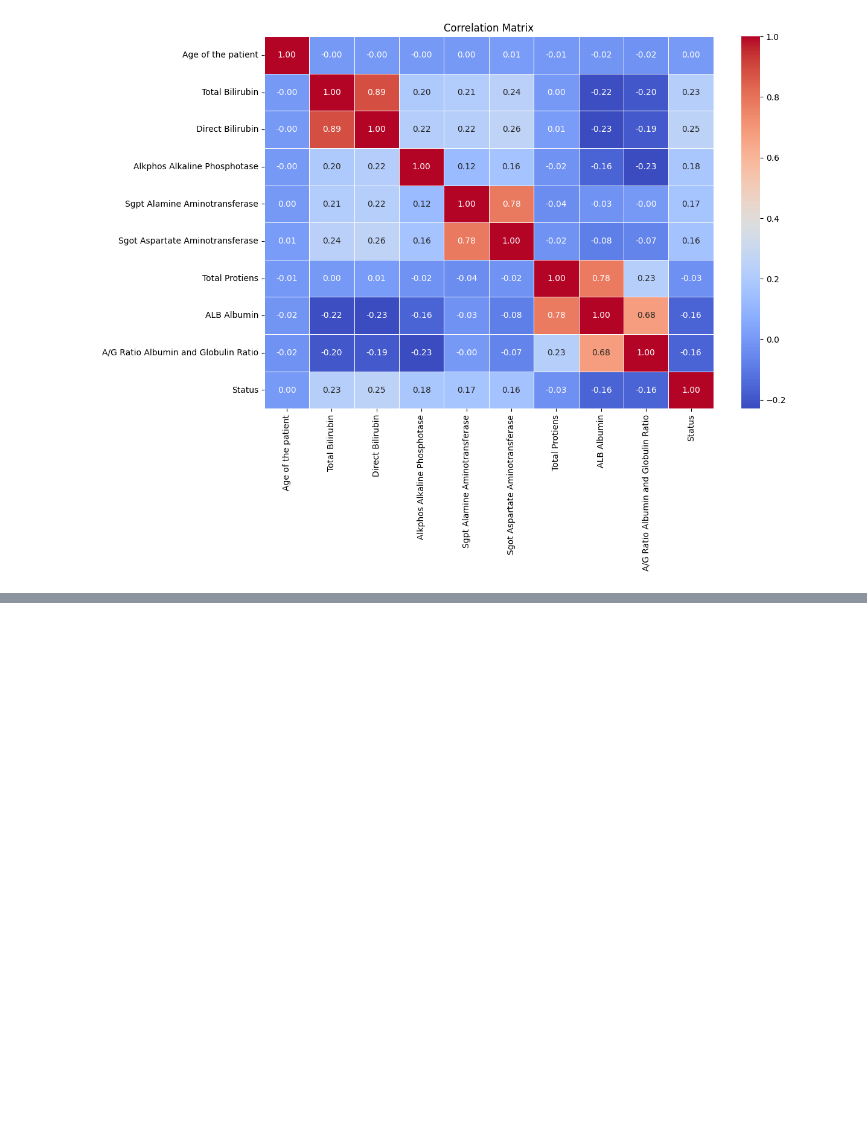
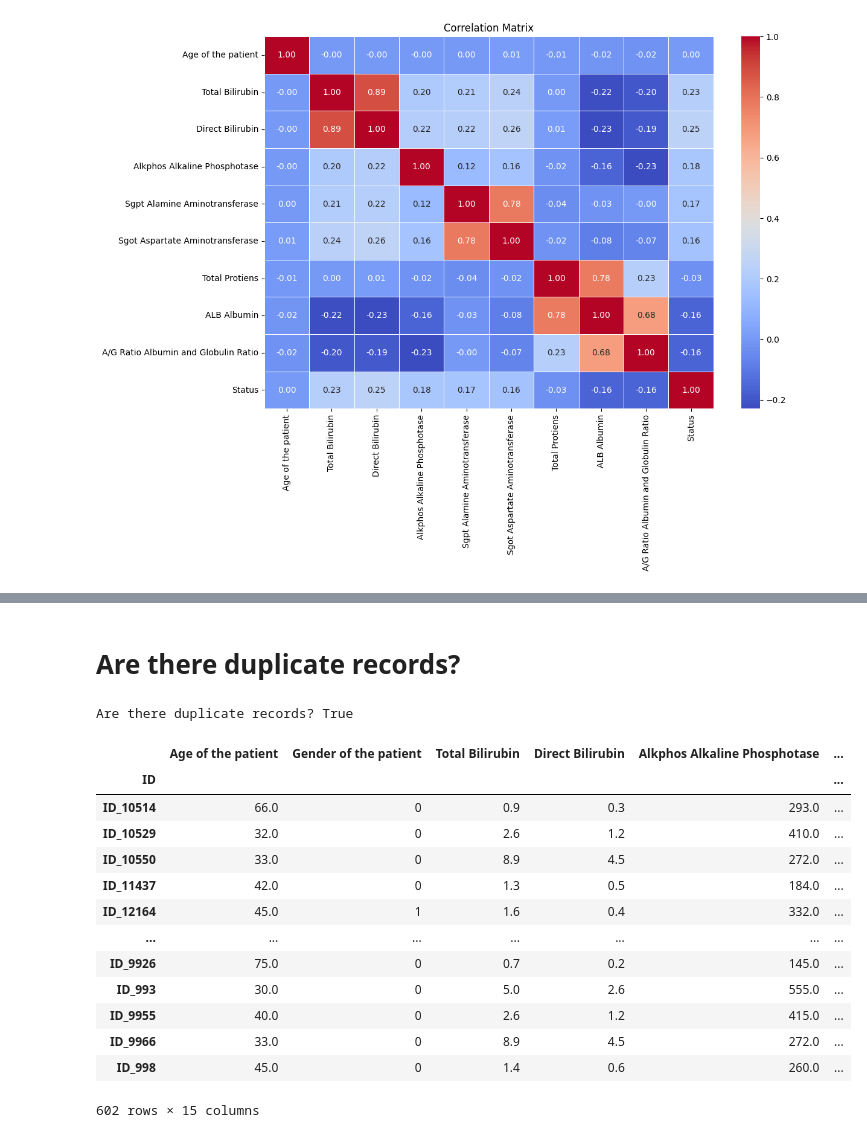
Before and after one commit to swharesh/Capstone-AIacademy, a Jupyter notebook: pre.ipynb, the cells around one changed output, grey strips where cells are left out. Saved outputs shown, nothing was run; the diff lists cells and outputs as text; code cells hidden in the pictures; blank space fills up the shorter version.

```diff
--- a/pre.ipynb
+++ b/pre.ipynb
@@ -197,0 +228,22 @@ TypeError: NDFrame.to_sql() missing 1 required positional argument: 'con'
+# %% [markdown]
+# Are there duplicate records?
+# %%
+print("Are there duplicate records?", has_duplicates)
+#merge_data[merge_data.duplicated()==True]
+merge_data.loc[merge_data.duplicated(keep='first')==True]
+# %% [output]
+Are there duplicate records? True
+|  | Age of the patient | Gender of the patient | Total Bilirubin | Direct Bilirubin | Alkphos Alkaline Phosphotase | ... |
+| ID |  |  |  |  |  | ... |
+| ID_10514 | 66.0 | 0 | 0.9 | 0.3 | 293.0 | ... |
+| ID_10529 | 32.0 | 0 | 2.6 | 1.2 | 410.0 | ... |
+| ID_10550 | 33.0 | 0 | 8.9 | 4.5 | 272.0 | ... |
+| ID_11437 | 42.0 | 0 | 1.3 | 0.5 | 184.0 | ... |
+| ID_12164 | 45.0 | 1 | 1.6 | 0.4 | 332.0 | ... |
+| ... | ... | ... | ... | ... | ... | ... |
+| ID_9926 | 75.0 | 0 | 0.7 | 0.2 | 145.0 | ... |
+| ID_993 | 30.0 | 0 | 5.0 | 2.6 | 555.0 | ... |
+| ID_9955 | 40.0 | 0 | 2.6 | 1.2 | 415.0 | ... |
+| ID_9966 | 33.0 | 0 | 8.9 | 4.5 | 272.0 | ... |
+| ID_998 | 45.0 | 0 | 1.4 | 0.6 | 260.0 | ... |
+602 rows × 15 columns
```
Also changed, not shown: parts of 11 cells of this notebook.
